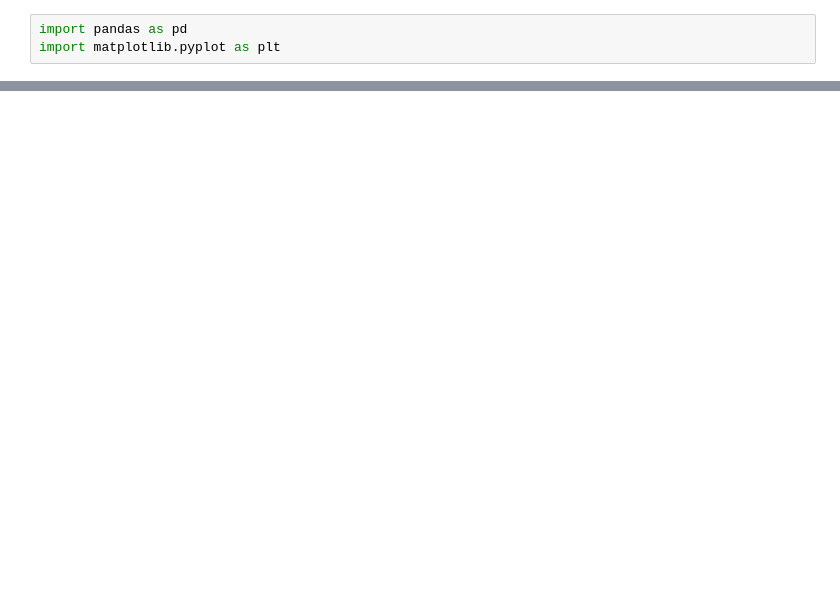
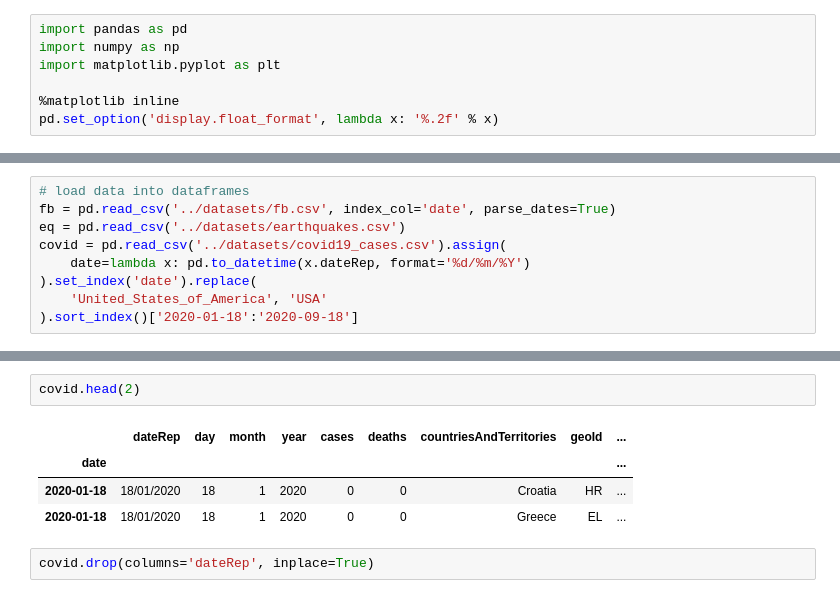
Before and after one commit to nadia-paz/ds-learning, a Jupyter notebook: data_analysis_pandas/11_pandas_viz.ipynb, the cells around one changed output, grey strips where cells are left out. Cells and saved outputs as stored; diff of their text form; blank space fills up the shorter version.

```diff
--- a/data_analysis_pandas/11_pandas_viz.ipynb
+++ b/data_analysis_pandas/11_pandas_viz.ipynb
@@ -1,6 +1,10 @@
 # %%
 import pandas as pd
+import numpy as np
 import matplotlib.pyplot as plt
+
+%matplotlib inline
+pd.set_option('display.float_format', lambda x: '%.2f' % x)
 # %% [markdown]
 - copied from hands on DA with Pandas notebook
 
@@ -25,3 +29,12 @@ import matplotlib.pyplot as plt
 | `sharex`/`sharey` | Determines whether to have subplots share the *x*-axis/*y*-axis | Boolean |
 | `fontsize` | Controls the size of the tick labels | Integer |
 | `grid` | Turns on/off the grid lines | Boolean |
+# %%
+# load data into dataframes
+fb = pd.read_csv('../datasets/fb.csv', index_col='date', parse_dates=True)
+eq = pd.read_csv('../datasets/earthquakes.csv')
+covid = pd.read_csv('../datasets/covid19_cases.csv').assign(
+    date=lambda x: pd.to_datetime(x.dateRep, format='%d/%m/%Y')
+).set_index('date').replace(
+    'United_States_of_America', 'USA'
+).sort_index()['2020-01-18':'2020-09-18']
@@ -27,0 +55,9 @@ import matplotlib.pyplot as plt
+# %%
+covid.head(2)
+# %% [output]
+|  | dateRep | day | month | year | cases | deaths | countriesAndTerritories | geoId | ... |
+| date |  |  |  |  |  |  |  |  | ... |
+| 2020-01-18 | 18/01/2020 | 18 | 1 | 2020 | 0 | 0 | Croatia | HR | ... |
+| 2020-01-18 | 18/01/2020 | 18 | 1 | 2020 | 0 | 0 | Greece | EL | ... |
+# %%
+covid.drop(columns='dateRep', inplace=True)
```
Also changed, not shown: parts of 8 cells of this notebook.
